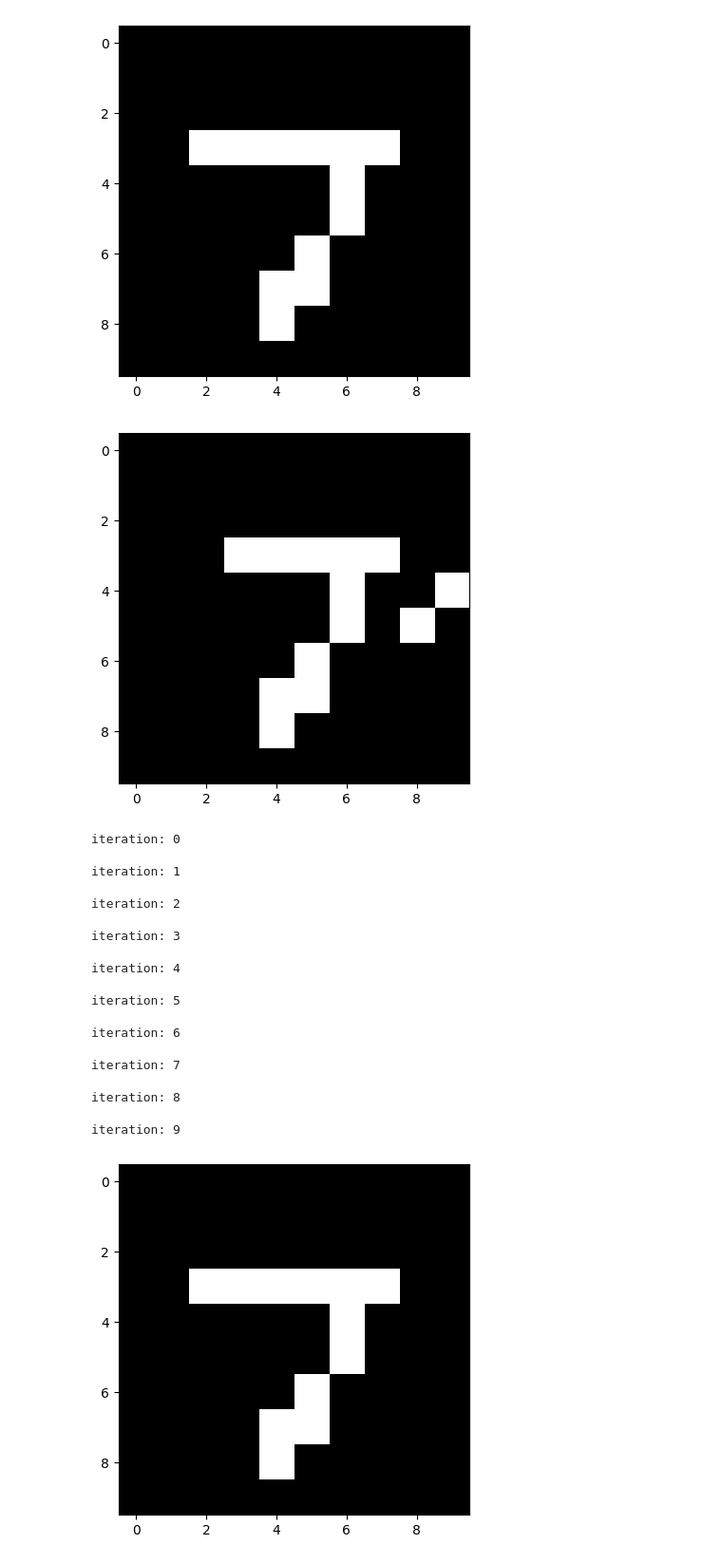
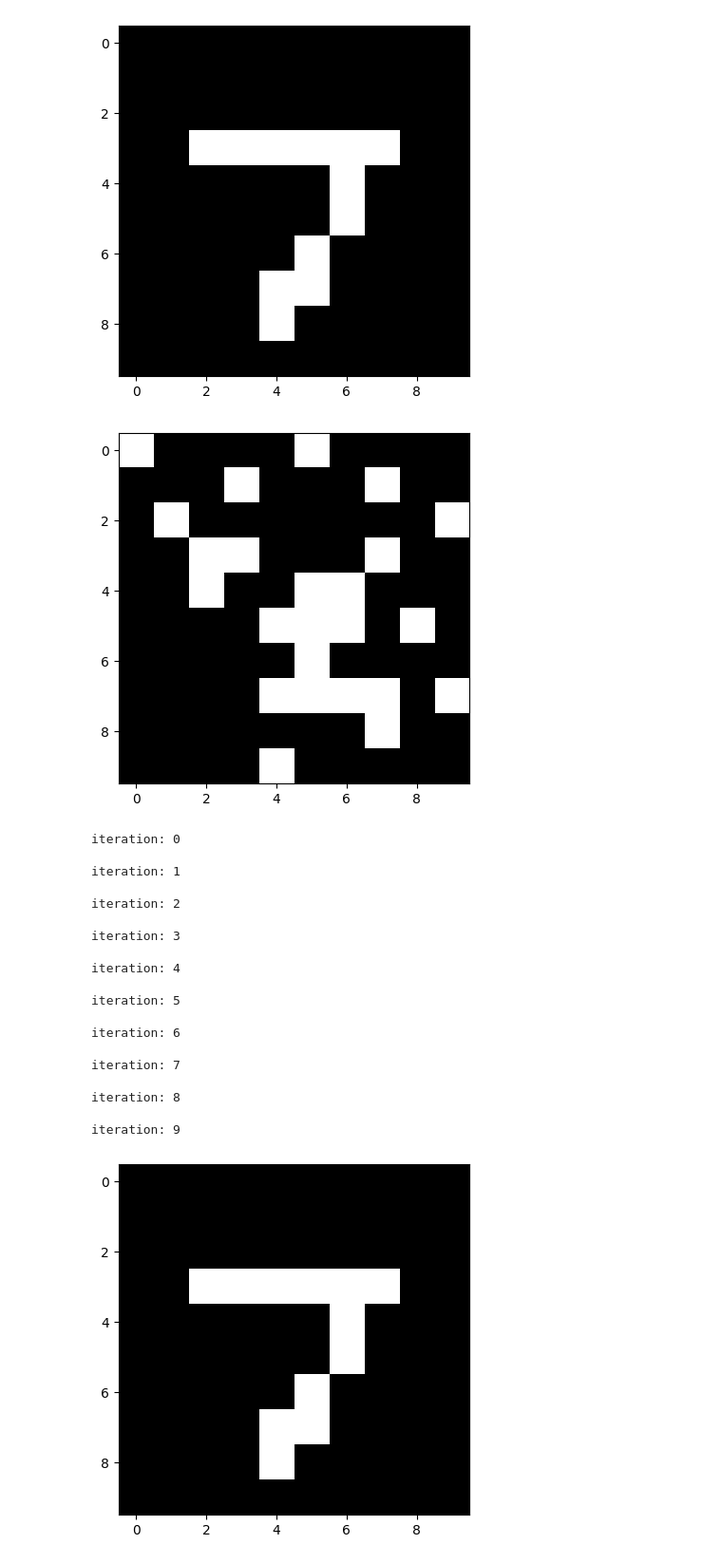
Before and after one commit to hirozouu/Hopfield_Network, a Jupyter notebook: main.ipynb, the cells around one changed output. Shown at 95% size. Drawn from its saved outputs; the diff is of its cells as text; code cells hidden in the pictures.

```diff
--- a/main.ipynb
+++ b/main.ipynb
@@ -34,18 +34,18 @@ process_mnist.get_image(data_bin[0])
 # %%
 model = Hopfield_Network(height*width)
 
 model.fit(data_bin[0:2].reshape(-1, height*width))
 
 noisy_data = data_bin[0].copy()
-noisy_data += np.random.normal(0, 0.5, noisy_data.shape)
+noisy_data += np.random.normal(0, 1, noisy_data.shape)
 noisy_data = np.where(noisy_data > 0, 1, -1)
 process_mnist.get_image(noisy_data)
 
 y = model.predict(noisy_data)
 process_mnist.get_image(y.reshape((height, width)))
 model.plot_energies()
 # %% [output]
-[figure, old version]
+[figure, new version]
 iteration: 0
 
 iteration: 1
```
Also changed, not shown: parts of 2 cells of this notebook, 2 other files.
